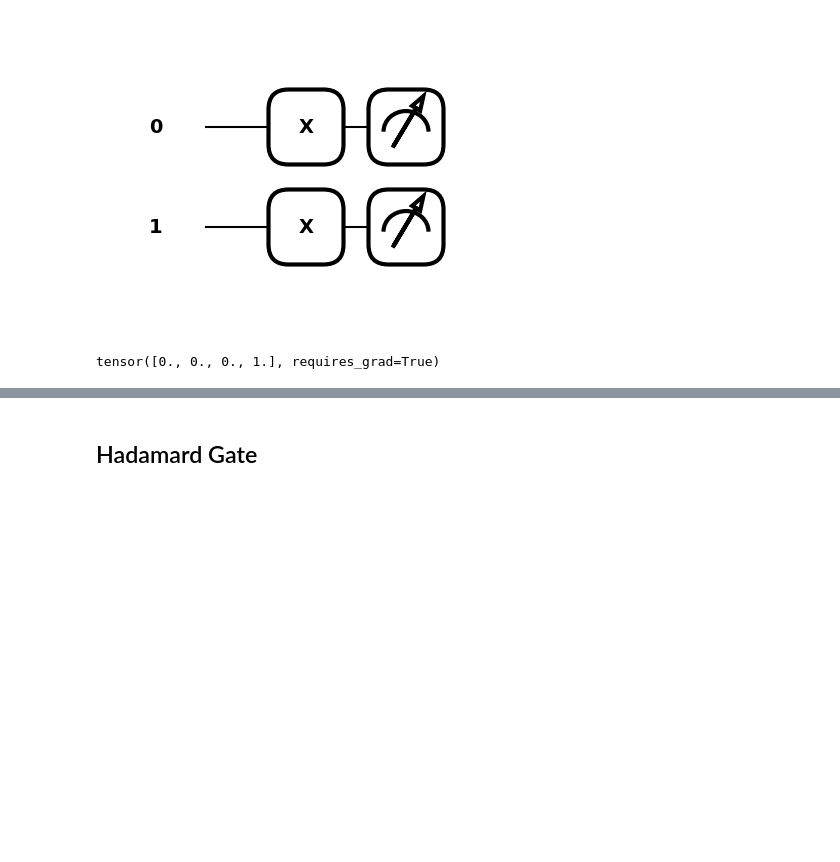
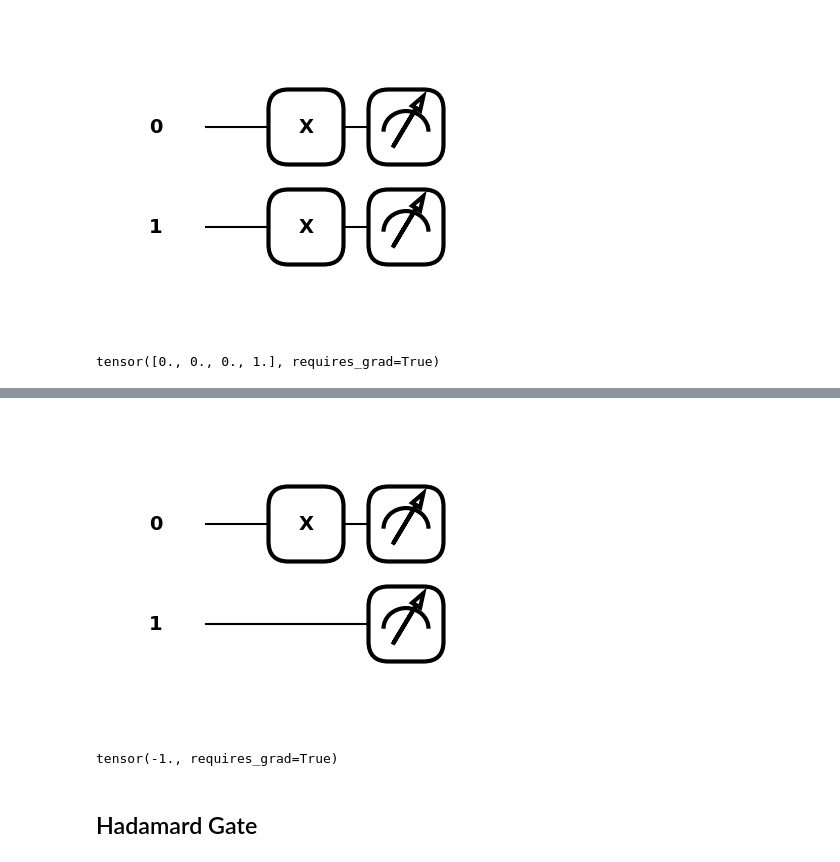
Before and after one commit to Axect/Pennylane_tutorial, a Jupyter notebook: 01_States_and_Gates.ipynb, the cells around one changed output, grey strips where cells are left out. Saved outputs shown, nothing was run; the diff lists cells and outputs as text; code cells hidden in the pictures; blank space fills up the shorter version.

```diff
--- a/01_States_and_Gates.ipynb
+++ b/01_States_and_Gates.ipynb
@@ -99,3 +145,12 @@ tensor([0., 0., 0., 1.], requires_grad=True)
+# %%
+qml.draw_mpl(onezero_Z)()
+plt.show()
+# %% [output]
+[figure, added]
+# %%
+onezero_Z()
+# %% [output]
+tensor(-1., requires_grad=True)
 # %% [markdown]
 ## Hadamard Gate
 # %% [markdown]
```
Also changed, not shown: parts of 9 cells of this notebook, 1 other file.
